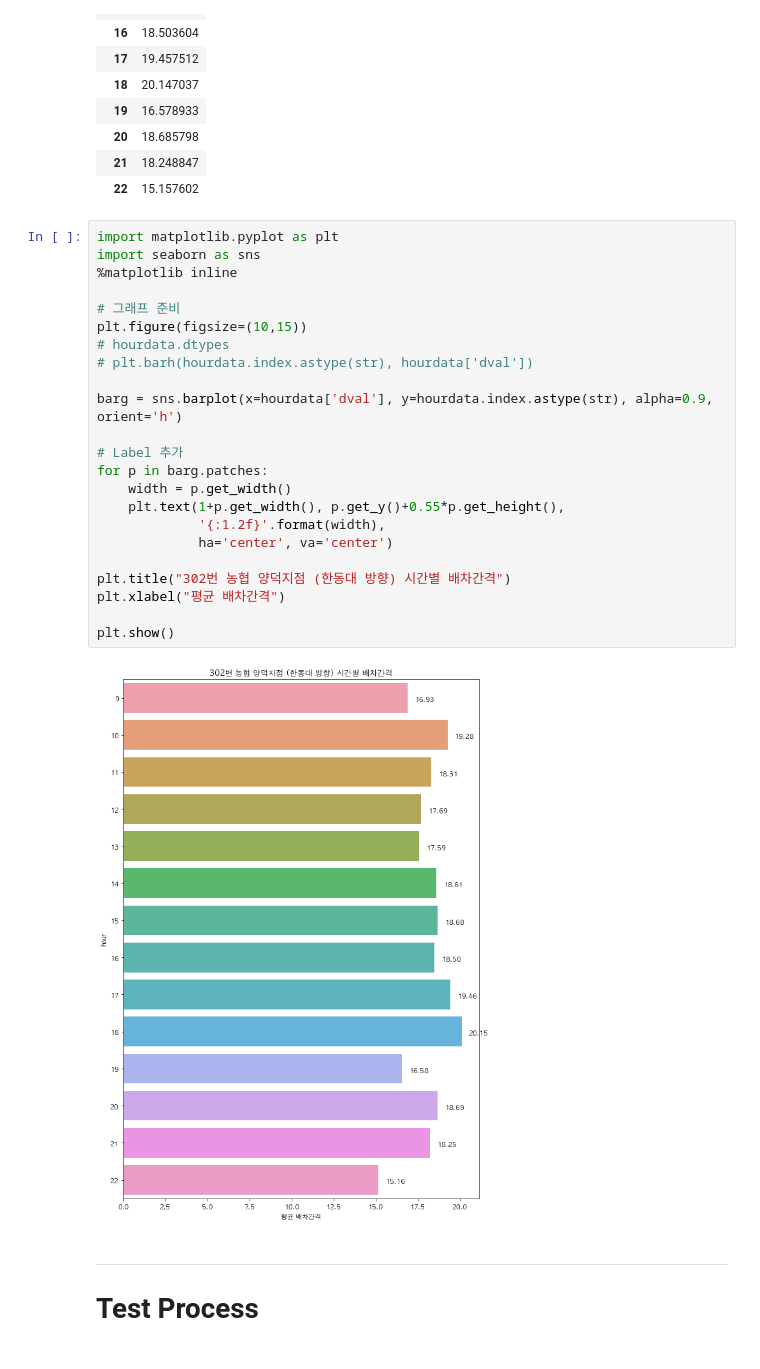
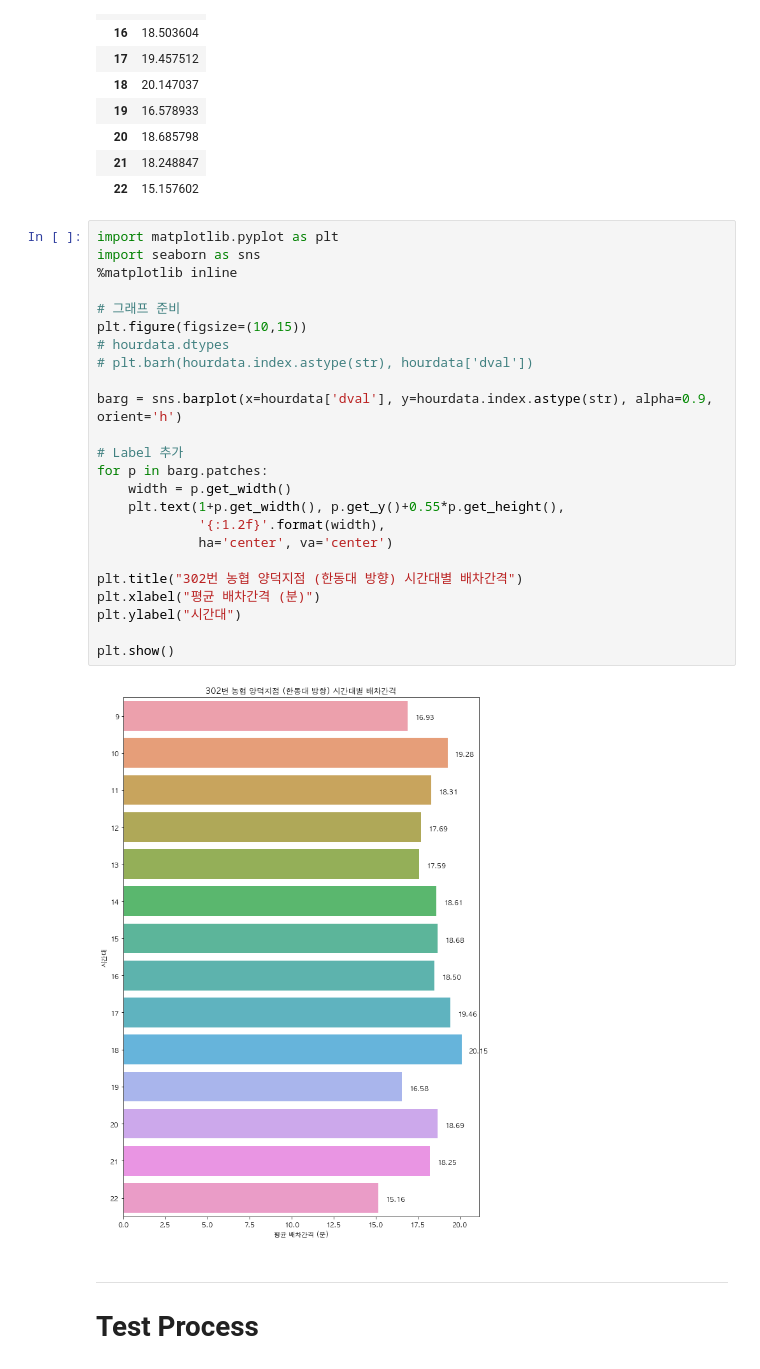
Before and after one commit to junglesub/hgu-302bus, a Jupyter notebook: bus-dispatch-interval-update.ipynb, the cells around one changed output. Cells and saved outputs as stored; diff of their text form.

```diff
--- a/bus-dispatch-interval-update.ipynb
+++ b/bus-dispatch-interval-update.ipynb
@@ -207,28 +207,29 @@ hourdata
 # %%
 import matplotlib.pyplot as plt
 import seaborn as sns
 %matplotlib inline
 
 # 그래프 준비
 plt.figure(figsize=(10,15))
 # hourdata.dtypes
 # plt.barh(hourdata.index.astype(str), hourdata['dval'])
 
 barg = sns.barplot(x=hourdata['dval'], y=hourdata.index.astype(str), alpha=0.9, orient='h')
 
 # Label 추가
 for p in barg.patches:
     width = p.get_width()
     plt.text(1+p.get_width(), p.get_y()+0.55*p.get_height(),
              '{:1.2f}'.format(width),
              ha='center', va='center')
 
-plt.title("302번 농협 양덕지점 (한동대 방향) 시간별 배차간격")
-plt.xlabel("평균 배차간격")
+plt.title("302번 농협 양덕지점 (한동대 방향) 시간대별 배차간격")
+plt.xlabel("평균 배차간격 (분)")
+plt.ylabel("시간대")
 
 plt.show()
 # %% [output]
-[figure, old version]
+[figure, new version]
 # %% [markdown]
 ------------
 
```
